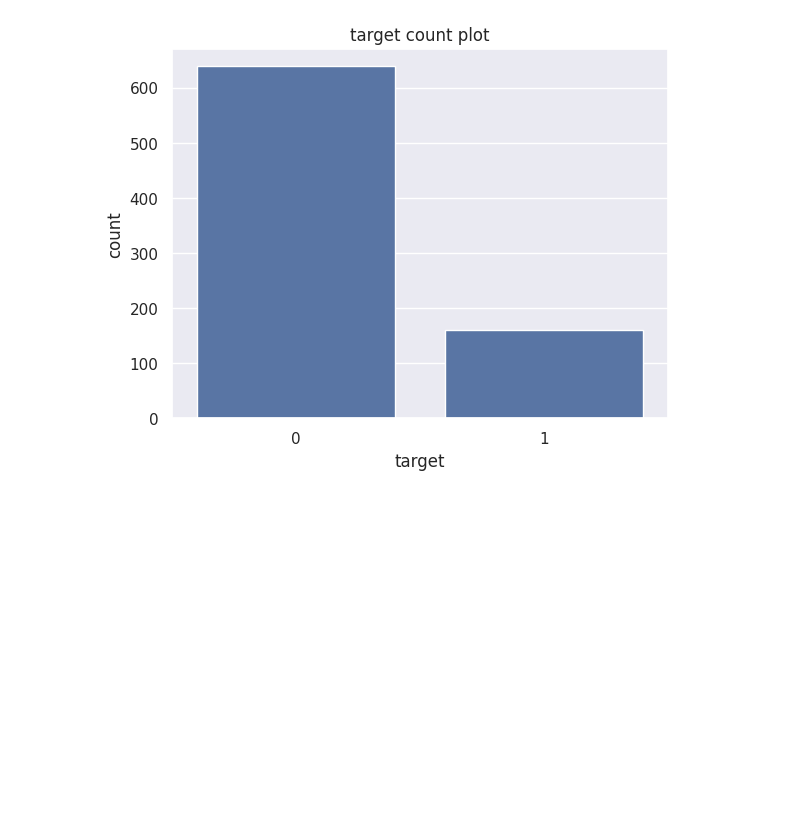
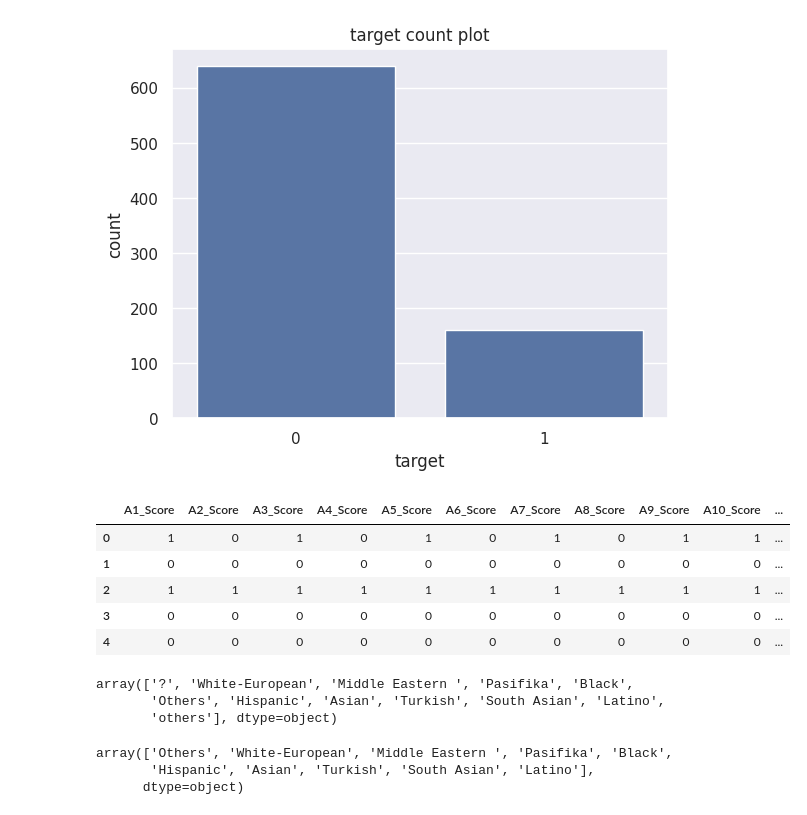
Before and after one commit to kamijoseph/Autism-Model, a Jupyter notebook: notebooks/main.ipynb, the cells around one changed output. Saved outputs shown, nothing was run; the diff lists cells and outputs as text; code cells hidden in the pictures; blank space fills up the shorter version.

```diff
--- a/notebooks/main.ipynb
+++ b/notebooks/main.ipynb
@@ -366,5 +366,20 @@ plt.ylabel("count")
 plt.show()
 # %% [output]
 [figure]
+# %%
+data.head()
+# %% [output]
+|  | A1_Score | A2_Score | A3_Score | A4_Score | A5_Score | A6_Score | A7_Score | A8_Score | A9_Score | A10_Score | ... |
+| 0 | 1 | 0 | 1 | 0 | 1 | 0 | 1 | 0 | 1 | 1 | ... |
+| 1 | 0 | 0 | 0 | 0 | 0 | 0 | 0 | 0 | 0 | 0 | ... |
+| 2 | 1 | 1 | 1 | 1 | 1 | 1 | 1 | 1 | 1 | 1 | ... |
+| 3 | 0 | 0 | 0 | 0 | 0 | 0 | 0 | 0 | 0 | 0 | ... |
+| 4 | 0 | 0 | 0 | 0 | 0 | 0 | 0 | 0 | 0 | 0 | ... |
+# %%
+data["ethnicity"].unique()
+# %% [output]
+array(['?', 'White-European', 'Middle Eastern ', 'Pasifika', 'Black',
+       'Others', 'Hispanic', 'Asian', 'Turkish', 'South Asian', 'Latino',
+       'others'], dtype=object)
 # %%
 # handling missing values in rthnicity and relations with the ?
@@ -370,0 +392,6 @@ plt.show()
+# %%
+data["ethnicity"].unique()
+# %% [output]
+array(['Others', 'White-European', 'Middle Eastern ', 'Pasifika', 'Black',
+       'Hispanic', 'Asian', 'Turkish', 'South Asian', 'Latino'],
+      dtype=object)
```
Also changed, not shown: parts of 5 cells of this notebook.
